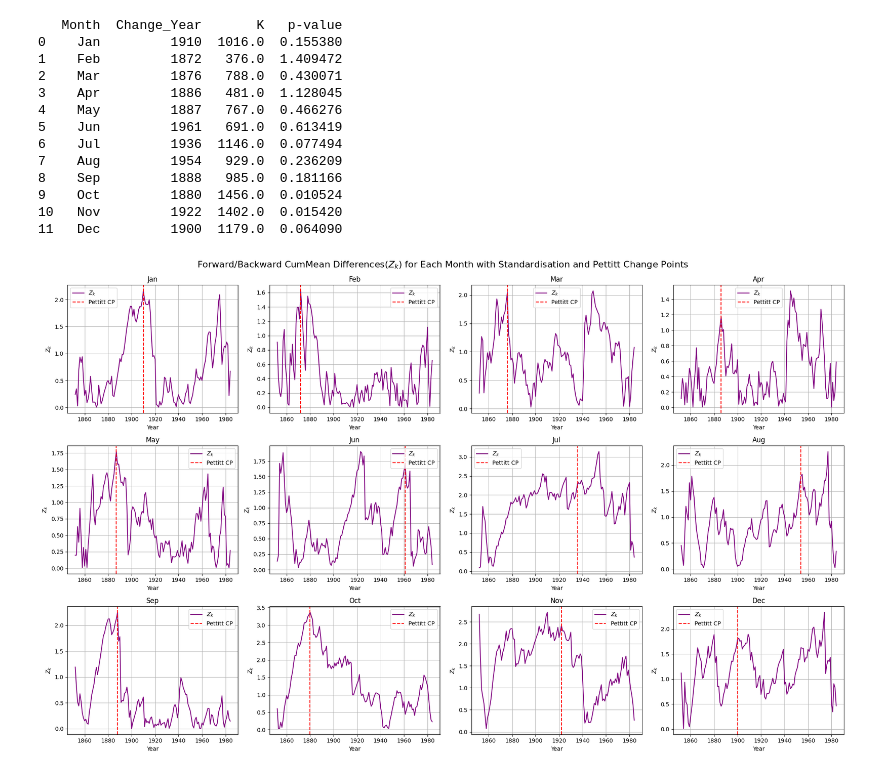
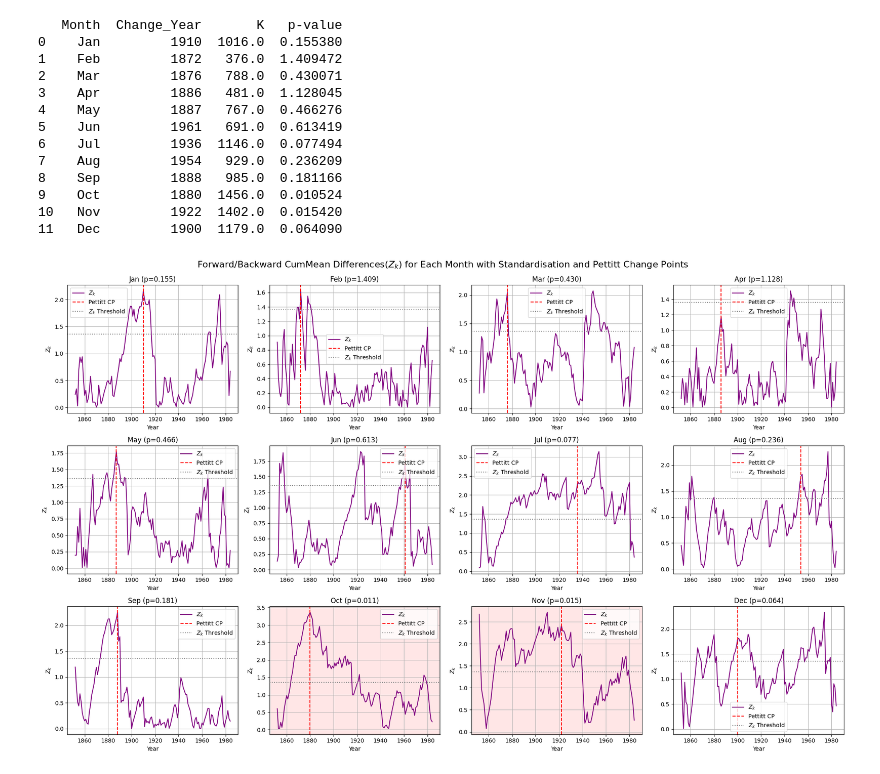
Before and after one commit to Shinyhunter95/Project-6070, a Jupyter notebook: Project_6070.ipynb, the cells around one changed output. Saved outputs shown, nothing was run; the diff lists cells and outputs as text; code cells hidden in the pictures.

```diff
--- a/Project_6070.ipynb
+++ b/Project_6070.ipynb
@@ -45,7 +45,7 @@ axes = axes.flatten()  # flatten to index subplots easily
 for idx, month in enumerate(months):
     data = df[month]
 
-    axes[idx].plot(df["Year"], data, marker='o', linestyle='-', color='blue')
+    axes[idx].plot(df["Year"], data, linestyle='-', color='blue')
     axes[idx].set_title(month)
     axes[idx].set_xlabel("Year")
     axes[idx].set_ylabel("Flow (m³/s)")
@@ -63,7 +63,6 @@ for month in months:
     plt.plot(
         df["Year"],
         df[month],
-        marker='o',
         linestyle='-',
         label=month)
 
@@ -237,37 +213,49 @@ print(results_df)
 # %%
 import matplotlib.pyplot as plt
 import numpy as np
+
+# Threshold for significance
+Z_threshold = 1.36
+p_threshold = 0.05
 
 fig, axes = plt.subplots(3, 4, figsize=(20, 12))
 axes = axes.flatten()
 N = len(df)
 
 for idx, month in enumerate(months):
     data = df[month].values
     sigma = std_dev[idx]
 
     # Forward-backward standardized Z_k
     Z = []
     for k in range(1, N):
         forward_mean = np.mean(data[:k])
         backward_mean = np.mean(data[k:])
         Zk = abs(forward_mean - backward_mean) / sigma * np.sqrt(k*(N-k)/N)
         Z.append(Zk)
 
     axes[idx].plot(df['Year'][1:], Z, color='purple', label=r'$Z_k$')
 
-    # Overlay Pettitt change point
+    # Pettitt change point and p-value
     cp_year = results_df.loc[results_df['Month']==month, 'Change_Year'].values[0]
+    p_val = results_df.loc[results_df['Month']==month, 'p-value'].values[0]
     axes[idx].axvline(x=cp_year, color='red', linestyle='--', label='Pettitt CP')
 
-    axes[idx].set_title(month)
+    # Highlight significant months
+    if p_val < p_threshold:
+        axes[idx].set_facecolor('#ffe6e6')  # light red background
+
+    # Horizontal Z_k threshold
+    axes[idx].axhline(y=Z_threshold, color='gray', linestyle=':', label='$Z_k$'' Threshold')
+
+    axes[idx].set_title(f"{month} (p={p_val:.3f})")
     axes[idx].set_xlabel('Year')
     axes[idx].set_ylabel(r'$Z_k$')
     axes[idx].grid(True)
     axes[idx].legend()
 
 plt.tight_layout()
-plt.suptitle("Forward/Backward CumMean Differences(" r"$Z_k$" ") for Each Month with Standardisation and Pettitt Change Points", fontsize=16, y=1.02)
+plt.suptitle("Forward/Backward CumMean Differences(" r"$Z_k$" ") for Each Month with Standardization and Pettitt Change Points", fontsize=16, y=1.02)
 plt.show()
 # %% [output]
-[figure, old version]
+[figure, new version]
```
Also changed, not shown: parts of 6 cells of this notebook.
